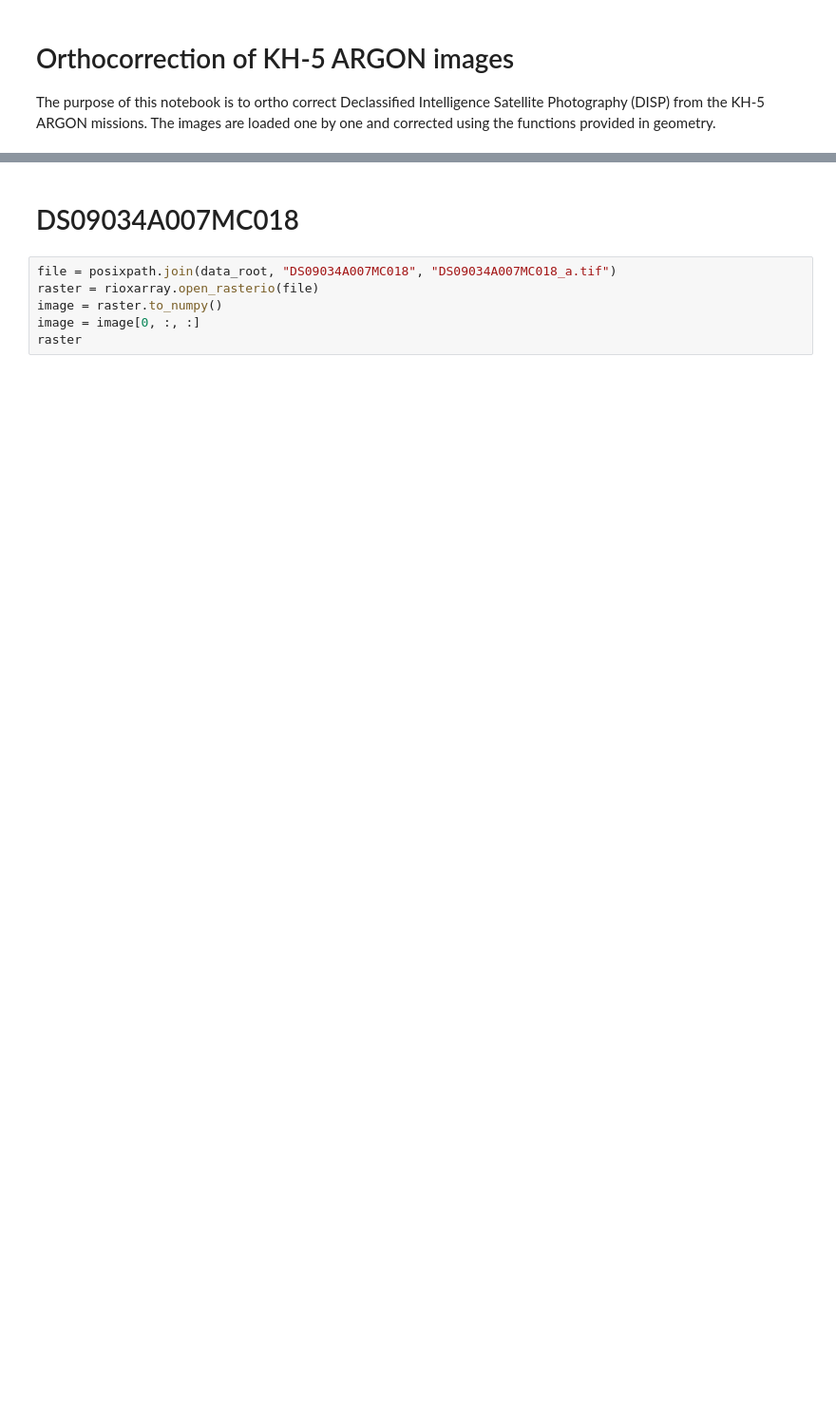
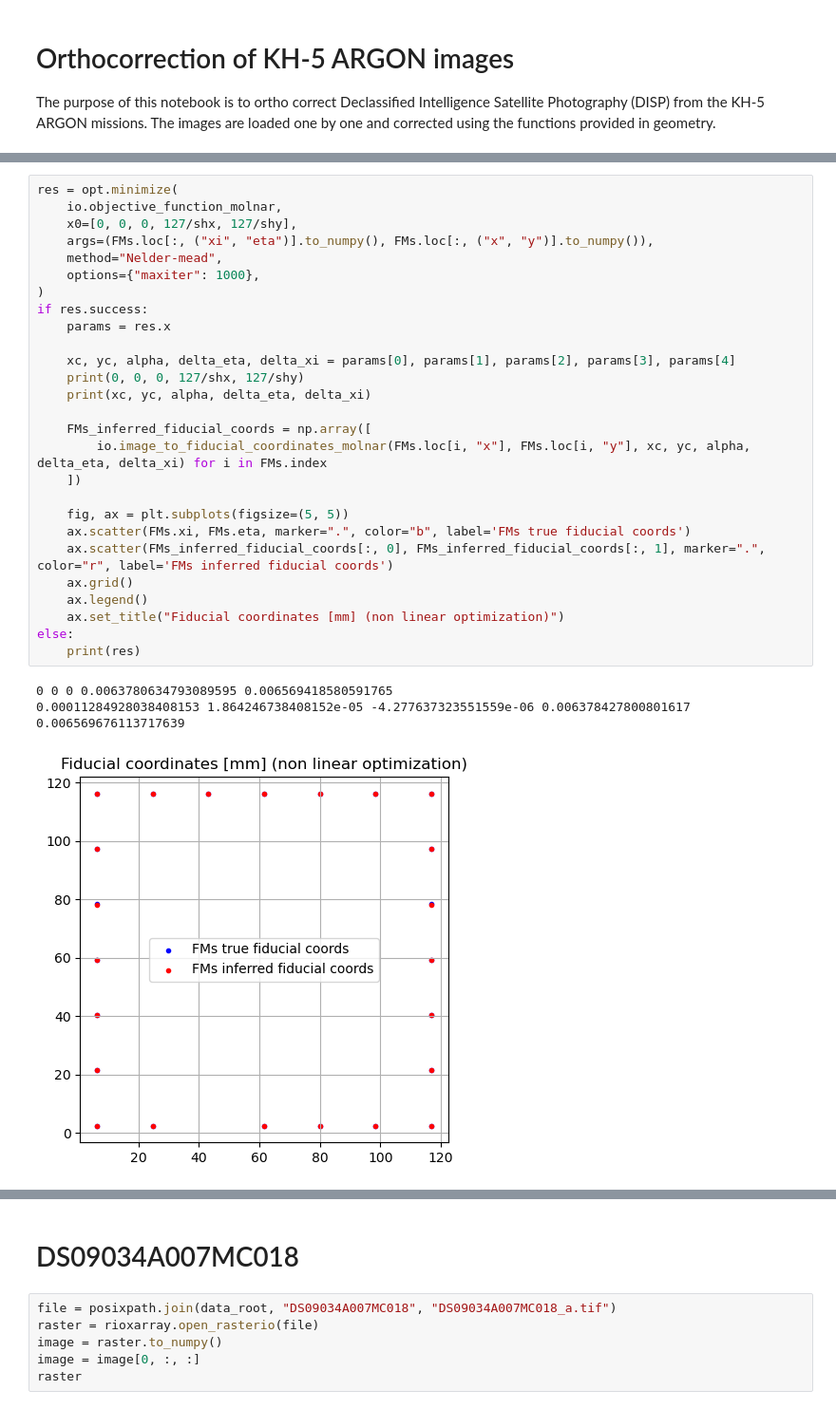
Before and after one commit to lorisdanjou/KH-5_ARGON_images_processing, a Jupyter notebook: orthorectification_images_tests.ipynb, the cells around one changed output, grey strips where cells are left out. Shown at 95% size. Drawn from its saved outputs; the diff is of its cells as text; blank space fills up the shorter version.

```diff
--- a/orthorectification_images_tests.ipynb
+++ b/orthorectification_images_tests.ipynb
@@ -33,0 +231,31 @@ products
+# %%
+res = opt.minimize(
+    io.objective_function_molnar,
+    x0=[0, 0, 0, 127/shx, 127/shy],
+    args=(FMs.loc[:, ("xi", "eta")].to_numpy(), FMs.loc[:, ("x", "y")].to_numpy()),
+    method="Nelder-mead",
+    options={"maxiter": 1000},
+)
+if res.success:
+    params = res.x
+
+    xc, yc, alpha, delta_eta, delta_xi = params[0], params[1], params[2], params[3], params[4]
+    print(0, 0, 0, 127/shx, 127/shy)
+    print(xc, yc, alpha, delta_eta, delta_xi)
+
+    FMs_inferred_fiducial_coords = np.array([
+        io.image_to_fiducial_coordinates_molnar(FMs.loc[i, "x"], FMs.loc[i, "y"], xc, yc, alpha, delta_eta, delta_xi) for i in FMs.index
+    ])
+
+    fig, ax = plt.subplots(figsize=(5, 5))
+    ax.scatter(FMs.xi, FMs.eta, marker=".", color="b", label='FMs true fiducial coords')
+    ax.scatter(FMs_inferred_fiducial_coords[:, 0], FMs_inferred_fiducial_coords[:, 1], marker=".", color="r", label='FMs inferred fiducial coords')
+    ax.grid()
+    ax.legend()
+    ax.set_title("Fiducial coordinates [mm] (non linear optimization)")
+else:
+    print(res)
+# %% [output]
+0 0 0 0.0063780634793089595 0.006569418580591765
+0.00011284928038408153 1.864246738408152e-05 -4.277637323551559e-06 0.006378427800801617 0.006569676113717639
+[figure, added]
```
Also changed, not shown: parts of 33 cells of this notebook, 3 other files.
